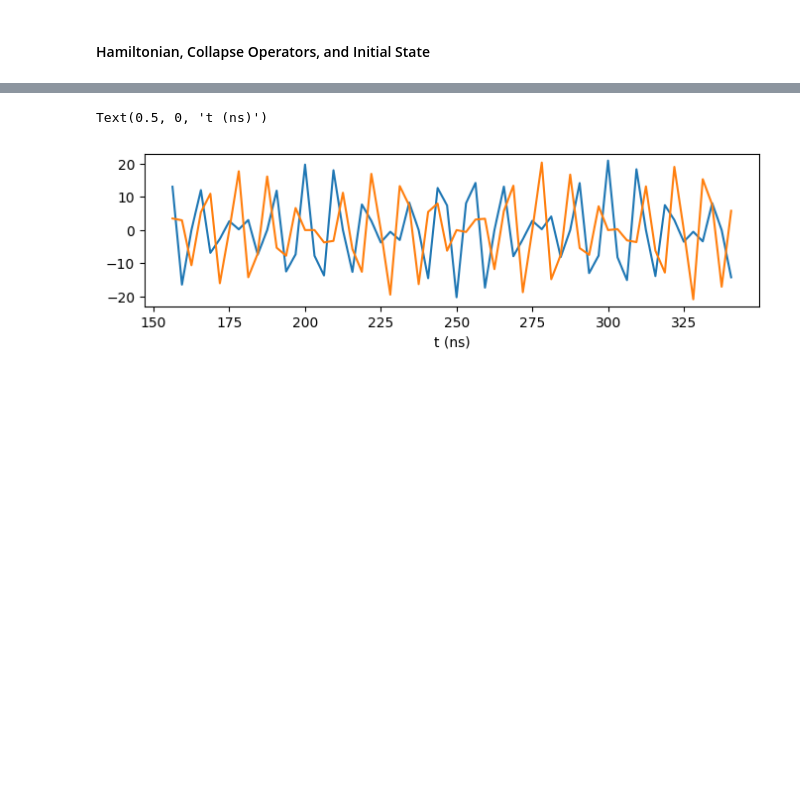
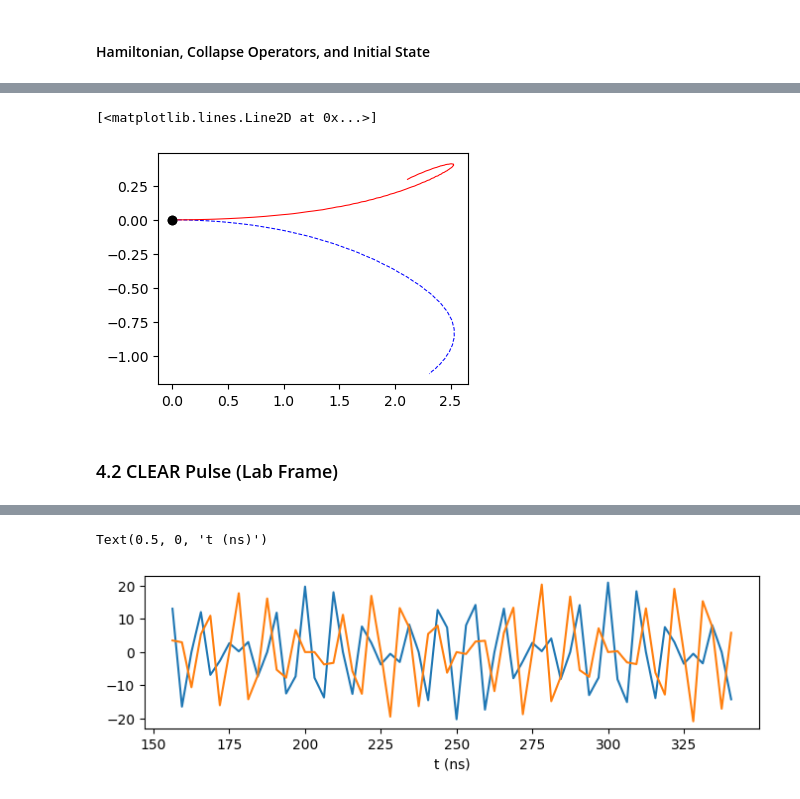
Before and after one commit to Lockonchen/transmon_readout_Python, a Jupyter notebook: 2_transmon_readout_markovian.ipynb, the cells around one changed output, grey strips where cells are left out. Cells and saved outputs as stored; diff of their text form; code cells hidden in the pictures; blank space fills up the shorter version.

```diff
--- a/2_transmon_readout_markovian.ipynb
+++ b/2_transmon_readout_markovian.ipynb
@@ -359,0 +357,24 @@ where the $\langle U, V\rangle=\langle UV\rangle -\langle U\rangle\langle V\rang
+# %%
+## Sampling in drive frame
+n1 = int(0/tn)
+n2 = int(120/tn)
+Re_a0 = np.real(meResult0.expect[4][n1:n2]*np.exp(1j*2*np.pi*(wd+0.000)*times)[n1:n2])
+Im_a0 = np.imag(meResult0.expect[4][n1:n2]*np.exp(1j*2*np.pi*(wd+0.000)*times)[n1:n2])
+Re_a1 = np.real(meResult1.expect[4][n1:n2]*np.exp(1j*2*np.pi*(wd+0.000)*times)[n1:n2])
+Im_a1 = np.imag(meResult1.expect[4][n1:n2]*np.exp(1j*2*np.pi*(wd+0.000)*times)[n1:n2])
+
+ave_I0 = Re_a0.sum()/(n2-n1)
+ave_Q0 = Im_a0.sum()/(n2-n1)
+ave_I1 = Re_a1.sum()/(n2-n1)
+ave_Q1 = Re_a1.sum()/(n2-n1)
+
+fig = plt.figure(figsize=(4, 3))
+plt.plot(Re_a0, Im_a0, '--', linewidth=0.75, color='blue')
+plt.plot(Re_a1, Im_a1, linewidth=0.75, color='red')
+plt.plot(Re_a0[0], Im_a0[0], marker='o', color='black')
+plt.plot(Re_a1[0], Im_a1[0], marker='o', color='black')
+# %% [output]
+[<matplotlib.lines.Line2D at 0x...>]
+[figure, added]
+# %% [markdown]
+### 4.2 CLEAR Pulse (Lab Frame)
```
Also changed, not shown: parts of 31 cells of this notebook.
